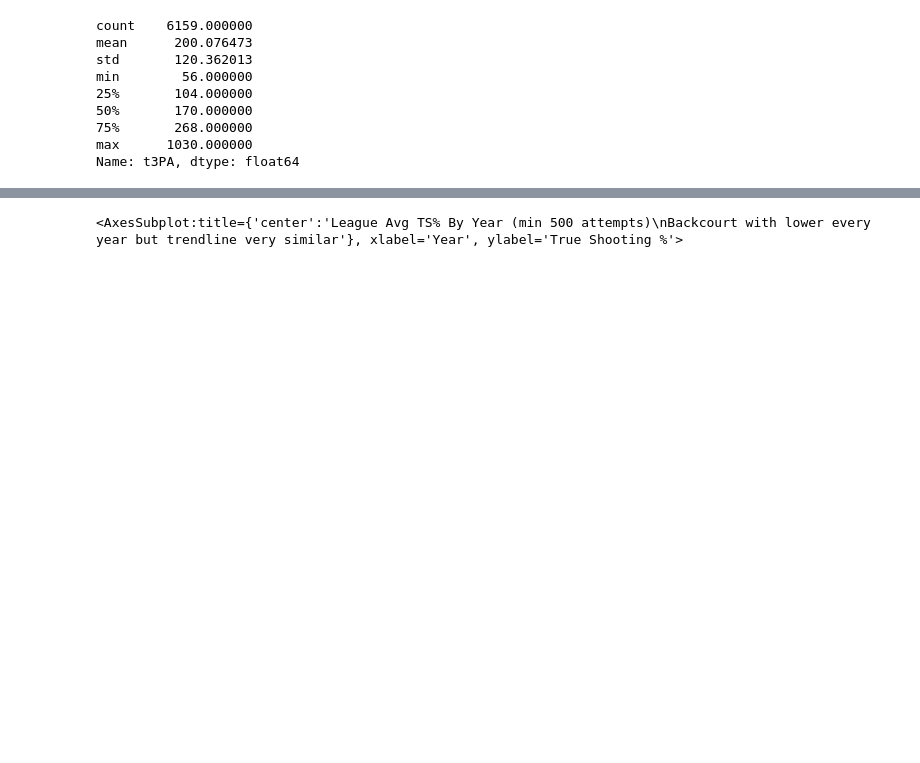
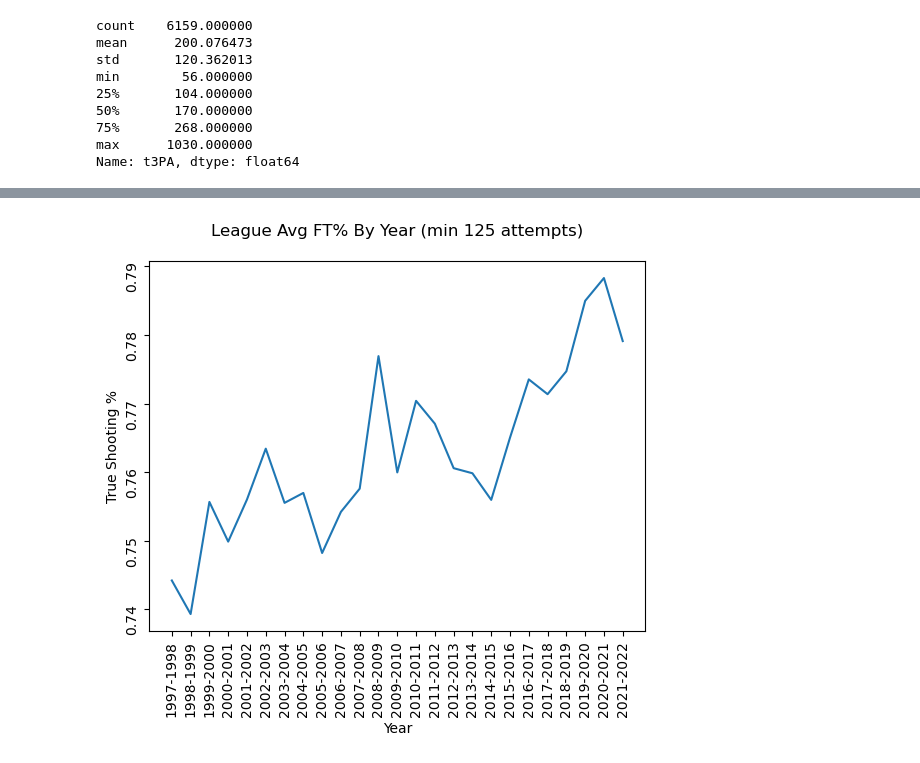
Before and after one commit to joshua-shorterivey/basic_basketball_analysis, a Jupyter notebook: explore.ipynb, the cells around one changed output, grey strips where cells are left out. Saved outputs shown, nothing was run; the diff lists cells and outputs as text; code cells hidden in the pictures; blank space fills up the shorter version.

```diff
--- a/explore.ipynb
+++ b/explore.ipynb
@@ -213,16 +236,14 @@ three_point_shooting.groupby(by='Year').mean()['3P%'].plot()
 # %%
 free_throw_shooting = stats[stats['tFTA'] > 125]
-# %%
-free_throw_shooting.groupby(by='Year').mean()['FT%'].plot()
-# %% [output]
-<AxesSubplot:title={'center':'League Avg TS% By Year (min 500 attempts)\nBackcourt with lower every year but trendline very similar'}, xlabel='Year', ylabel='True Shooting %'>
 # %%
 fig, ax = plt.subplots()
 ax.plot(free_throw_shooting.groupby(by='Year').mean()['FT%'])
 ax.set_title(
-    'League Avg TS% By Year (min 500 attempts)\nBackcourt with lower every year but trendline very similar'
+    'League Avg FT% By Year (min 125 attempts)\n'
     )
 ax.set_ylabel('True Shooting %')
 ax.set_xlabel('Year')
 ax.tick_params(rotation=90)
 plt.show()
+# %% [output]
+[figure, added]
```
Also changed, not shown: parts of 8 cells of this notebook.
